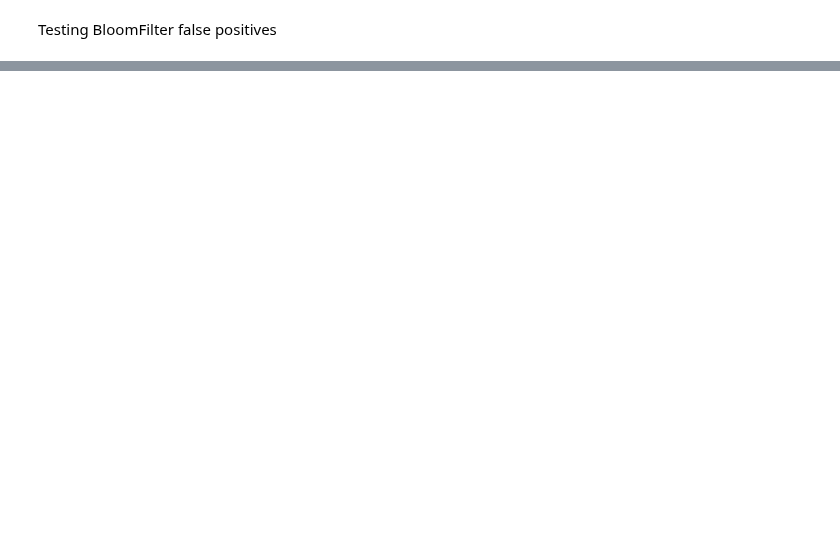
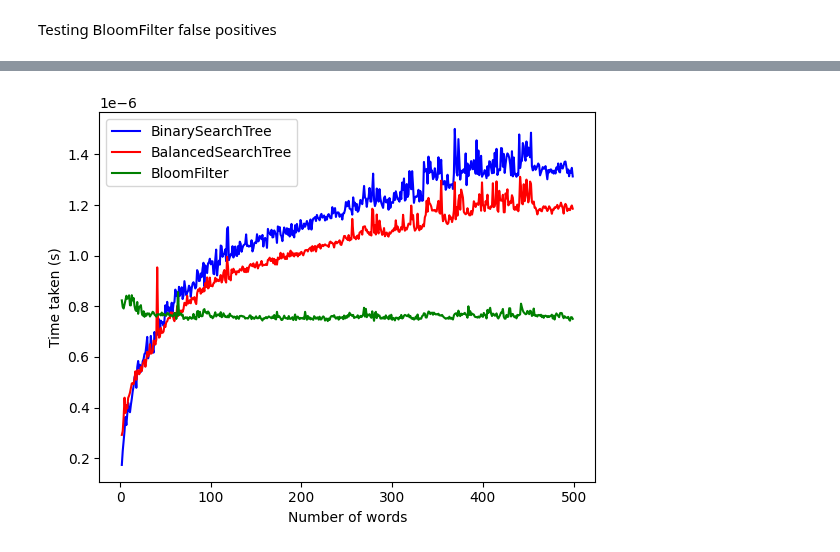
Before and after one commit to AntonZ2/search-algorithm-analysis, a Jupyter notebook: SetMembership.ipynb, the cells around one changed output, grey strips where cells are left out. Saved outputs shown, nothing was run; the diff lists cells and outputs as text; code cells hidden in the pictures; blank space fills up the shorter version.

Commit message:
graphs for all

```diff
--- a/SetMembership.ipynb
+++ b/SetMembership.ipynb
@@ -335,7 +279,7 @@ class TestDataGenerator(AbstractTestDataGenerator):
 
     def __init__(self):
         self.data = []
-        self.word_length = 7
+        self.word_length = 4
 
     def generateData(self, size):
         self.data = []
@@ -343,7 +287,14 @@ class TestDataGenerator(AbstractTestDataGenerator):
             self.data.append("".join(random.choices(string.ascii_lowercase, k=self.word_length)))
         return self.data
 
-    def TreeWorstCase(self):
+    def generateSearchSet(self, size):
+        search_set = []
+        for i in range(size//2):
+            search_set.append(random.choice(self.data))
+            search_set.append("".join(random.choices(string.ascii_lowercase, k=self.word_length)))
+        return search_set
+
+    def bstWorstCase(self):
         return self.merge_sort(self.data)
 
     def merge_sort(self, data):
@@ -607,0 +438,78 @@ Number of false positives: 240
+# %%
+import matplotlib.pyplot as plt
+
+def times_for_graphs(search_alg, search_set, data_set):
+    insert_time = timeit.timeit(lambda: [search_alg.insertElement(word) for word in data_set], number=1000)/1000
+    search_time = timeit.timeit(lambda: [search_alg.searchElement(search_word)
+                                         for search_word in search_set], number=1000)/1000
+    return insert_time, search_time
+
+
+def test_algorithms(bst, rbt, bf, search_set, data_set):
+    bst_insert_time, bst_search_time = times_for_graphs(bst, search_set, data_set)
+    rbt_insert_time, rbt_search_time = times_for_graphs(rbt, search_set, data_set)
+    bf_insert_time, bf_search_time = times_for_graphs(bf, search_set, data_set)
+
+    return (bst_insert_time, bst_search_time), (rbt_insert_time, rbt_search_time), (bf_insert_time, bf_search_time)
+
+
+def run_tests(input_sizes, test):
+    bst_insert_times = []
+    bst_search_times = []
+
+    rbt_insert_times = []
+    rbt_search_times = []
+
+    bf_insert_times = []
+    bf_search_times = []
+
+    bst = BinarySearchTreeSet()
+    rbt = BalancedSearchTreeSet()
+    bf = BloomFilterSet()
+
+    for n in input_sizes:
+        search_n = 100
+        data_set = test.generateData(n)
+        search_set = test.generateSearchSet(search_n)
+
+        bst_results, rbt_results, bf_results = test_algorithms(bst, rbt, bf, search_set, data_set)
+
+        bst_insert_times.append(bst_results[0] / n)
+        bst_search_times.append(bst_results[1] / search_n)
+        rbt_insert_times.append(rbt_results[0] / n)
+        rbt_search_times.append(rbt_results[1] / search_n)
+        bf_insert_times.append(bf_results[0] / n)
+        bf_search_times.append(bf_results[1] / search_n)
+
+    return bst_insert_times, bst_search_times, rbt_insert_times, rbt_search_times, bf_insert_times, bf_search_times
+
+
+def plot_graph(bst, rbt, bf, input_sizes):
+    plt.plot(input_sizes, bst, color='blue', label='BinarySearchTree')
+    plt.plot(input_sizes, rbt, color='red', label='BalancedSearchTree')
+    plt.plot(input_sizes, bf, color='green', label='BloomFilter')
+    plt.xlabel('Number of words')
+    plt.ylabel('Time taken (s)')
+    plt.legend()
+    plt.show()
+
+
+
+
+def generate_graphs():
+    test = TestDataGenerator()
+
+    input_sizes = range(1, 500)
+
+    bst_insert_times, bst_search_times, rbt_insert_times, rbt_search_times, bf_insert_times, bf_search_times = run_tests(input_sizes, test)
+
+
+
+    print("INSERTION TIMES")
+    plot_graph(bst_insert_times[1:], rbt_insert_times[1:], bf_insert_times[1:], input_sizes[1:])
+    print("SEARCH TIMES")
+    plot_graph(bst_search_times[1:], rbt_search_times[1:], bf_search_times[1:], input_sizes[1:])
+
+
+generate_graphs()
+# %% [output]
@@ -607,0 +517 @@ Number of false positives: 240
+[figure, added]
```
Also changed, not shown: parts of 19 cells of this notebook.
